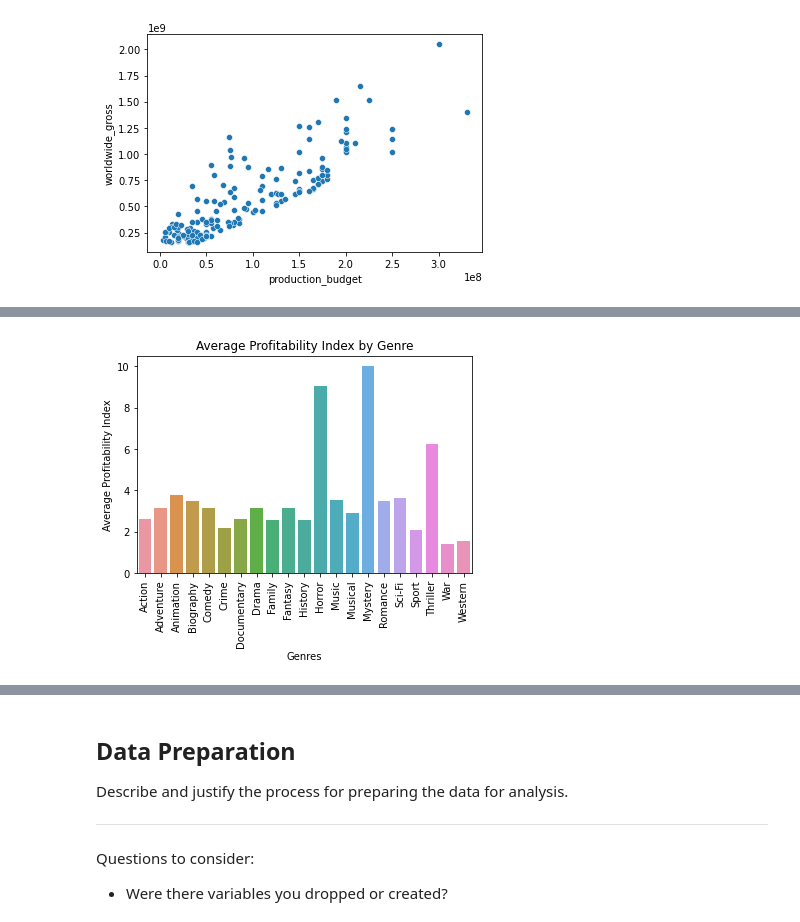
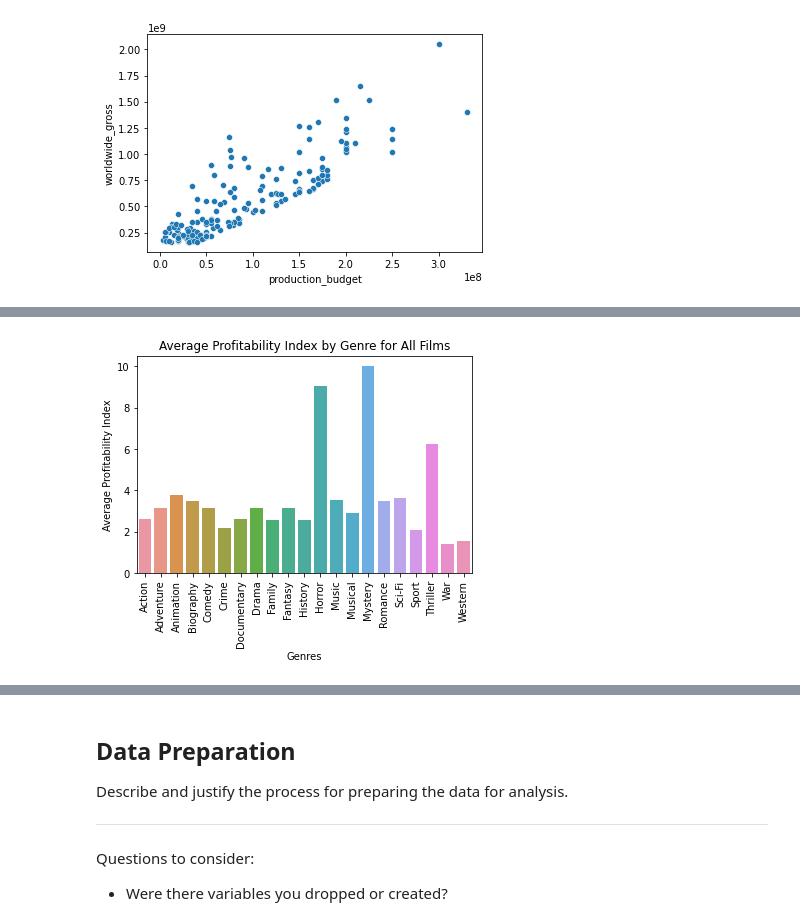
Before and after one commit to jbenasuli/Movie-Box-Office-Analysis, a Jupyter notebook: dsc-phase1-project-template.ipynb, the cells around one changed output, grey strips where cells are left out. Drawn from its saved outputs; the diff is of its cells as text; code cells hidden in the pictures.

```diff
--- a/dsc-phase1-project-template.ipynb
+++ b/dsc-phase1-project-template.ipynb
@@ -386,9 +392,9 @@ sns.scatterplot(x='production_budget', y='profitability_index', data=merged_df)
 # %%
-sns.barplot(x='genre', y='average_profitability_index', data=df_genres)
+sns.barplot(x='genre', y='average_profitability_index', data=genres_pi)
 plt.xlabel('Genres')
 plt.ylabel('Average Profitability Index')
-plt.title('Average Profitability Index by Genre')
+plt.title('Average Profitability Index by Genre for All Films')
 plt.xticks(rotation=90)
 plt.show()
 # %% [output]
-[figure, old version]
+[figure, new version]
```
Also changed, not shown: parts of 21 cells of this notebook.
